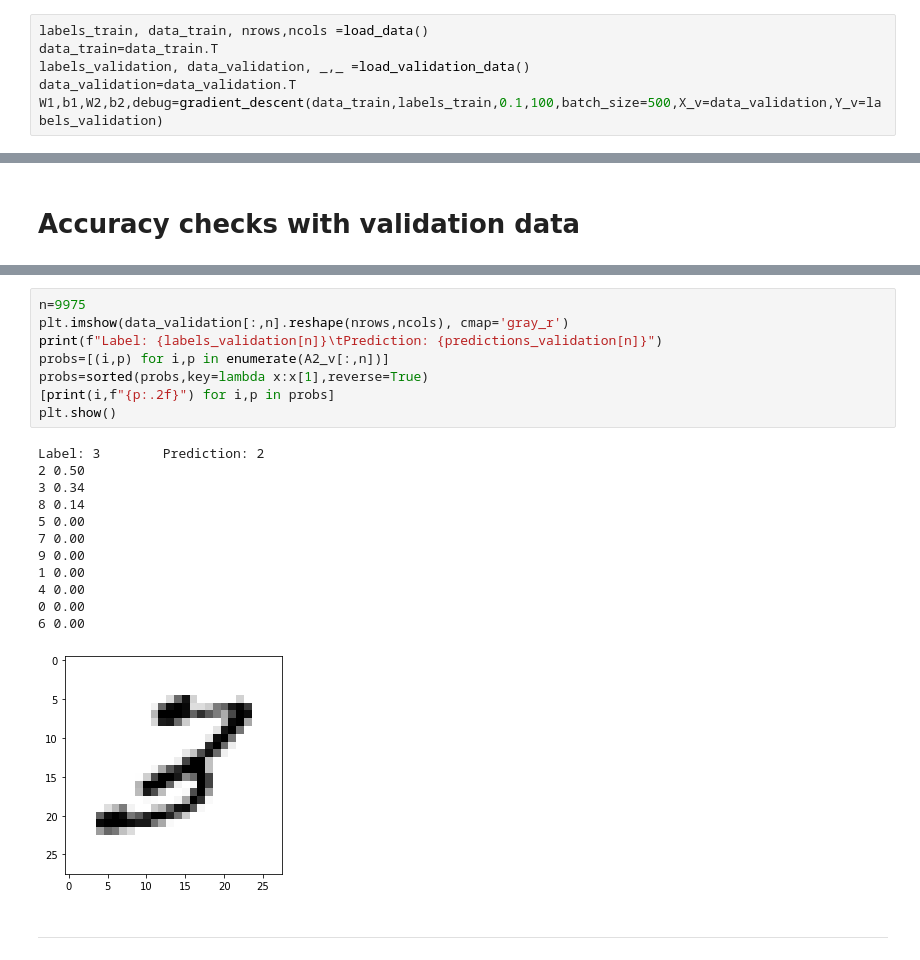
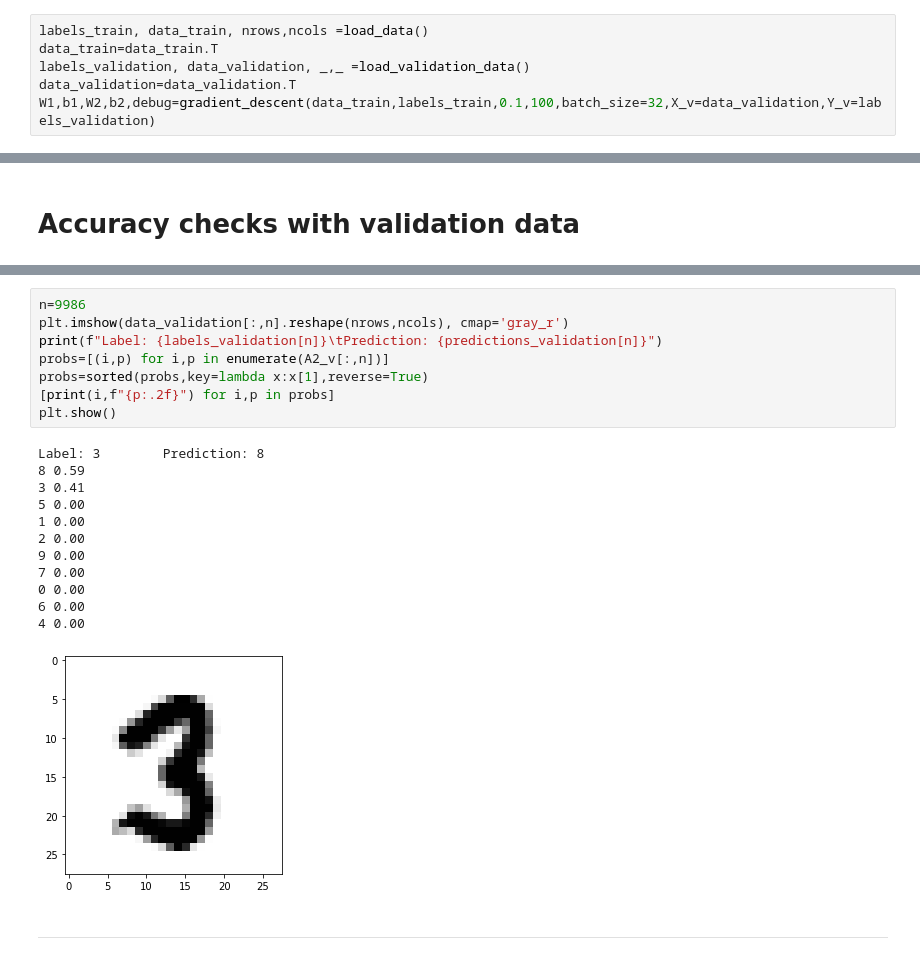
Before and after one commit to ivianrr/toy-neural-network, a Jupyter notebook: mininetwork.ipynb, the cells around one changed output, grey strips where cells are left out. Saved outputs shown, nothing was run; the diff lists cells and outputs as text.

Commit message:
improved debugging and update train example

```diff
--- a/mininetwork.ipynb
+++ b/mininetwork.ipynb
@@ -139,5 +141,5 @@ labels_train, data_train, nrows,ncols =load_data()
 data_train=data_train.T
 labels_validation, data_validation, _,_ =load_validation_data()
 data_validation=data_validation.T
-W1,b1,W2,b2,debug=gradient_descent(data_train,labels_train,0.1,100,batch_size=500,X_v=data_validation,Y_v=labels_validation)
+W1,b1,W2,b2,debug=gradient_descent(data_train,labels_train,0.1,100,batch_size=32,X_v=data_validation,Y_v=labels_validation)
 # %% [output]
@@ -267,23 +269,23 @@ ID      Label   Prediction      Error
 # %%
-n=9975
+n=9986
 plt.imshow(data_validation[:,n].reshape(nrows,ncols), cmap='gray_r')
 print(f"Label: {labels_validation[n]}\tPrediction: {predictions_validation[n]}")
 probs=[(i,p) for i,p in enumerate(A2_v[:,n])]
 probs=sorted(probs,key=lambda x:x[1],reverse=True)
 [print(i,f"{p:.2f}") for i,p in probs]
 plt.show()
 # %% [output]
-Label: 3        Prediction: 2
-2 0.50
-3 0.34
-8 0.14
+Label: 3        Prediction: 8
+8 0.59
+3 0.41
 5 0.00
+1 0.00
+2 0.00
+9 0.00
 7 0.00
-9 0.00
-1 0.00
-4 0.00
 0 0.00
 6 0.00
+4 0.00
-[figure, old version]
+[figure, new version]
 # %% [markdown]
 -------------------
```
Also changed, not shown: parts of 6 cells of this notebook, 4 other files.
